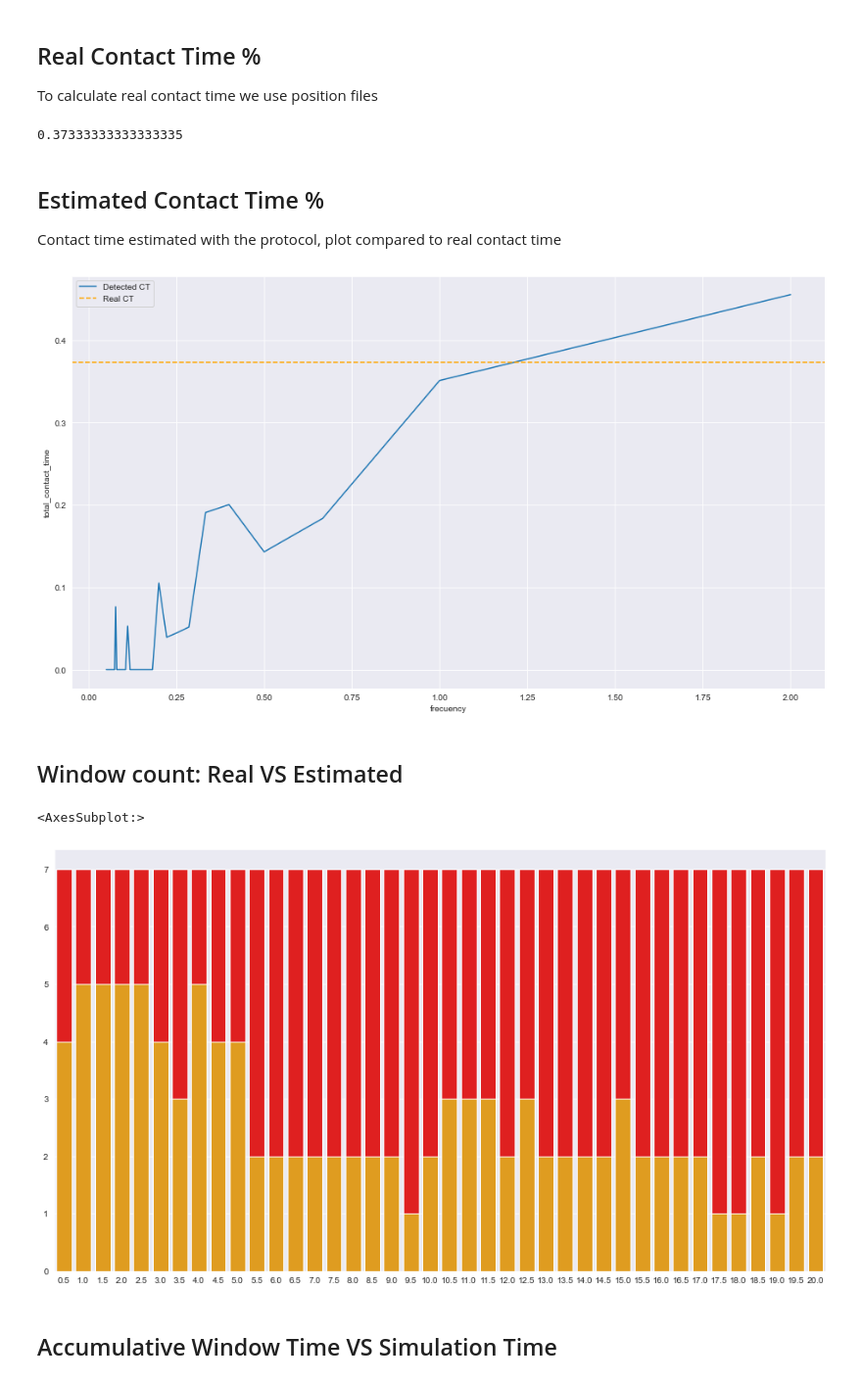
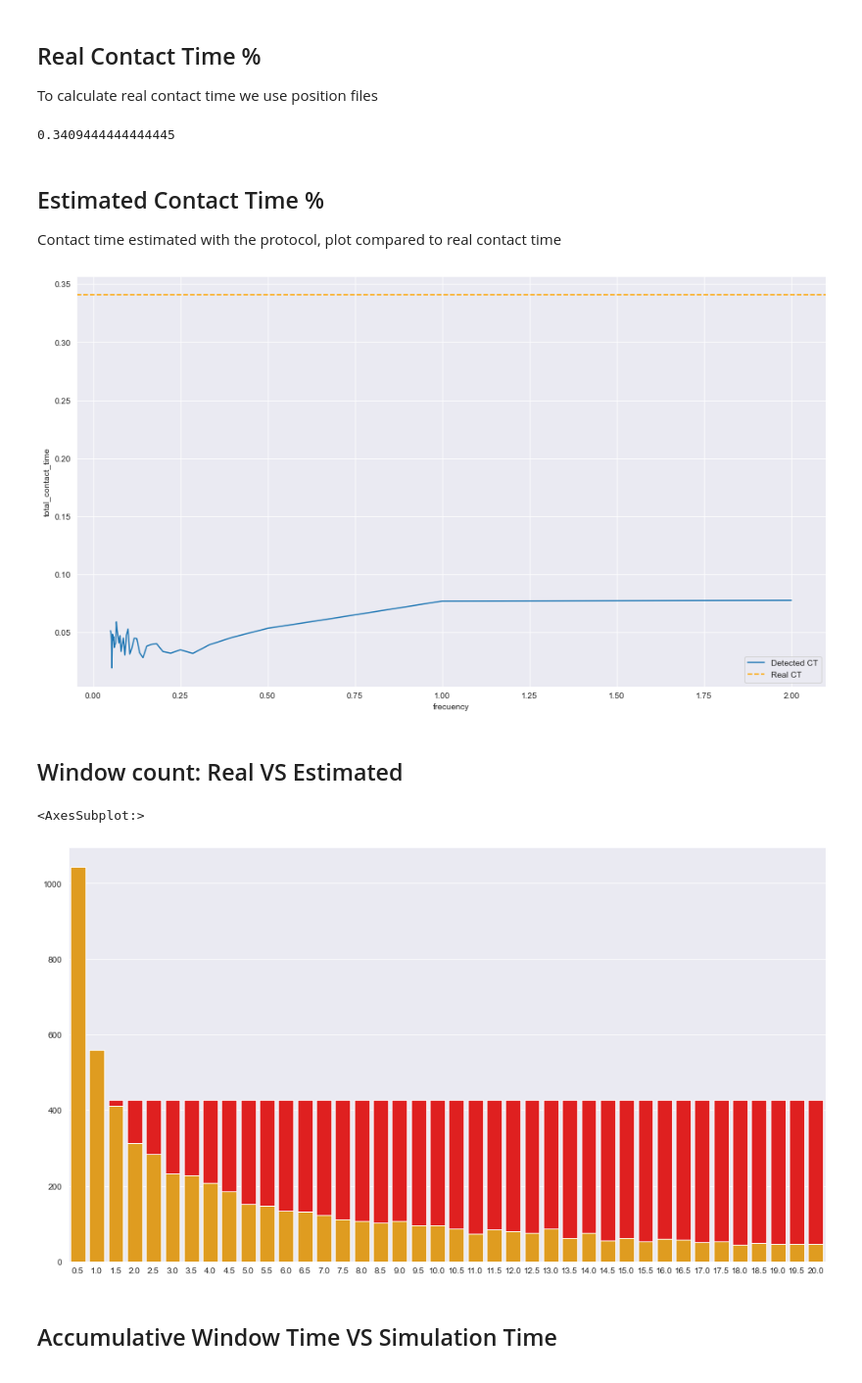
Before and after one commit to ramirofd/contact_tracing_sim, a Jupyter notebook: py_ntbks/window_analysis.ipynb, the cells around one changed output. Shown at 98% size. Cells and saved outputs as stored; diff of their text form; code cells hidden in the pictures.

```diff
--- a/py_ntbks/window_analysis.ipynb
+++ b/py_ntbks/window_analysis.ipynb
@@ -21,9 +21,9 @@ To calculate real contact time we use position files
 avg_sum = 0
 avg_total_time = 0
 
-for bt in broadcast_time:
-    nodeA_pos_file_name = f'{results_path}/n{nodeA_id}_{window_time_threshold:.2f}wt-{bt:.2f}bt-{log_position_time:.2f}lp_position.csv'
-    nodeB_pos_file_name = f'{results_path}/n{nodeB_id}_{window_time_threshold:.2f}wt-{bt:.2f}bt-{log_position_time:.2f}lp_position.csv'
+for idx, bt in enumerate(broadcast_time):
+    nodeA_pos_file_name = f'{results_path}/n{nodeA_id}_{window_time_threshold[idx]:.2f}wt-{bt:.2f}bt-{log_position_time:.2f}lp_position.csv'
+    nodeB_pos_file_name = f'{results_path}/n{nodeB_id}_{window_time_threshold[idx]:.2f}wt-{bt:.2f}bt-{log_position_time:.2f}lp_position.csv'
 
     position_file_header = ['node_A', 'timestamp_A', 'x_pos_A', 'y_pos_A']
     nodeA_pos = pd.read_csv(nodeA_pos_file_name, names=position_file_header)
@@ -46,7 +46,7 @@ avg_total_time/=sim_time_seg
 # avg_total_time*=100
 print(avg_total_time)
 # %% [output]
-0.37333333333333335
+0.3409444444444445
 # %% [markdown]
 ## Estimated Contact Time %
 
@@ -56,9 +56,9 @@ Contact time estimated with the protocol, plot compared to real contact time
 result_file_header = ["node", "broadcast_time", "seen_id", "told_by", "hop", "start", "end"]
 nodeA_res = pd.DataFrame()
 
-for bt in broadcast_time:
-    nodeA_res_file_name = f'{results_path}/n{nodeA_id}_{window_time_threshold:.2f}wt-{bt:.2f}bt-{log_position_time:.2f}lp_results.csv'
-    # nodeB_res_file_name = f'{results_path}/n{nodeB_id}_{window_time_threshold}wt-{bt}bt-{log_position_time}lp_results.csv'
+for idx, bt in enumerate(broadcast_time):
+    nodeA_res_file_name = f'{results_path}/n{nodeA_id}_{window_time_threshold[idx]:.2f}wt-{bt:.2f}bt-{log_position_time:.2f}lp_results.csv'
+    # nodeB_res_file_name = f'{results_path}/n{nodeB_id}_{window_time_threshold[idx]}wt-{bt}bt-{log_position_time}lp_results.csv'
     df = pd.read_csv(nodeA_res_file_name, names=result_file_header)
     df["total_contact_time"] = df["end"]-df["start"]
     df["broadcast_time"] = bt
@@ -84,40 +84,40 @@ ax.lines[1].set_label('Real CT')
 ax.legend()
 plt.show()
 # %% [output]
-[figure, old version]
+[figure, new version]
 # %% [markdown]
 ## Window count: Real VS Estimated
 # %%
 real = []
 estimated = []
-for bt in broadcast_time:
-    nodeA_pos_file_name = f'{results_path}/n{nodeA_id}_{window_time_threshold:.2f}wt-{bt:.2f}bt-{log_position_time:.2f}lp_position.csv'
-    nodeB_pos_file_name = f'{results_path}/n{nodeB_id}_{window_time_threshold:.2f}wt-{bt:.2f}bt-{log_position_time:.2f}lp_position.csv'
+for idx, bt in enumerate(broadcast_time):
+    nodeA_pos_file_name = f'{results_path}/n{nodeA_id}_{window_time_threshold[idx]:.2f}wt-{bt:.2f}bt-{log_position_time:.2f}lp_position.csv'
+    nodeB_pos_file_name = f'{results_path}/n{nodeB_id}_{window_time_threshold[idx]:.2f}wt-{bt:.2f}bt-{log_position_time:.2f}lp_position.csv'
 
     position_file_header = ['node_A', 'timestamp_A', 'x_pos_A', 'y_pos_A']
     nodeA_pos = pd.read_csv(nodeA_pos_file_name, names=position_file_header)
     position_file_header = ['node_B', 'timestamp_B', 'x_pos_B', 'y_pos_B']
     nodeB_pos = pd.read_csv(nodeB_pos_file_name, names=position_file_header)
 
-    nodeA_res_file_name = f'{results_path}/n{nodeA_id}_{window_time_threshold:.2f}wt-{bt:.2f}bt-{log_position_time:.2f}lp_results.csv'
+    nodeA_res_file_name = f'{results_path}/n{nodeA_id}_{window_time_threshold[idx]:.2f}wt-{bt:.2f}bt-{log_position_time:.2f}lp_results.csv'
     df = pd.read_csv(nodeA_res_file_name, names=result_file_header)
 
 
     df_pos = pd.concat([nodeA_pos, nodeB_pos], axis=1)
     df_pos['distance'] = (np.sqrt(np.power(df_pos.x_pos_A-df_pos.x_pos_B, 2)+np.power(df_pos.y_pos_A-df_pos.y_pos_B, 2)))<2.0
 
     adj_check = (df_pos.distance != df_pos.distance.shift()).cumsum()
     time = df_pos.groupby(['node_A','distance', adj_check], as_index=False, sort=False)['distance'].sum()*0.1
     real.append(np.count_nonzero(time.distance!=0))
     estimated.append(df.shape[0])
 
 fig, ax = plt.subplots(figsize=a4_dims)
 sns.barplot(x=np.array(broadcast_time), y=real, ax=ax, color='red')
 sns.barplot(x=np.array(broadcast_time), y=estimated, ax=ax, color='orange')
 # ax.set(xscale='log')0
 # %% [output]
 <AxesSubplot:>
-[figure, old version]
+[figure, new version]
 # %% [markdown]
 ## Accumulative Window Time VS Simulation Time
 # %%
```
Also changed, not shown: parts of 2 cells of this notebook, 2 other files.
